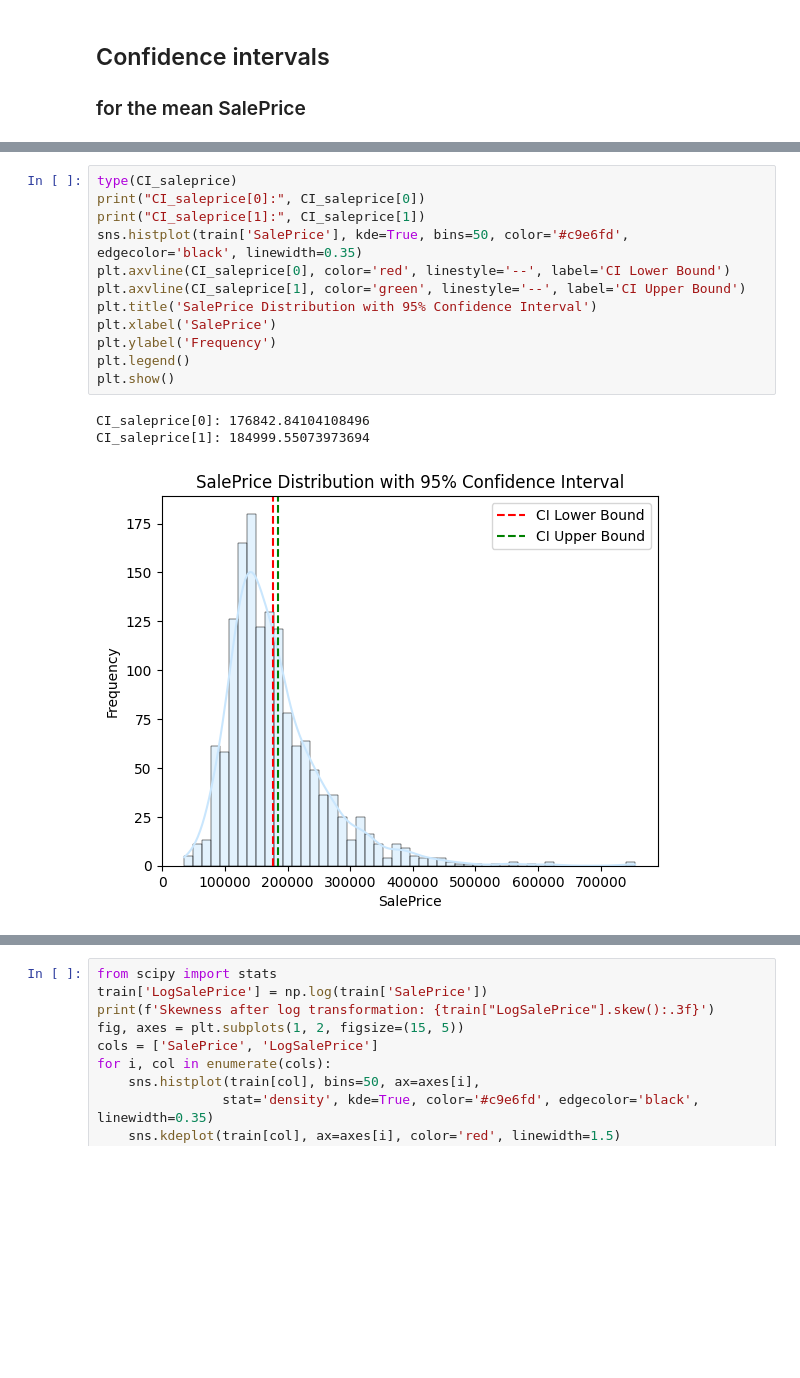
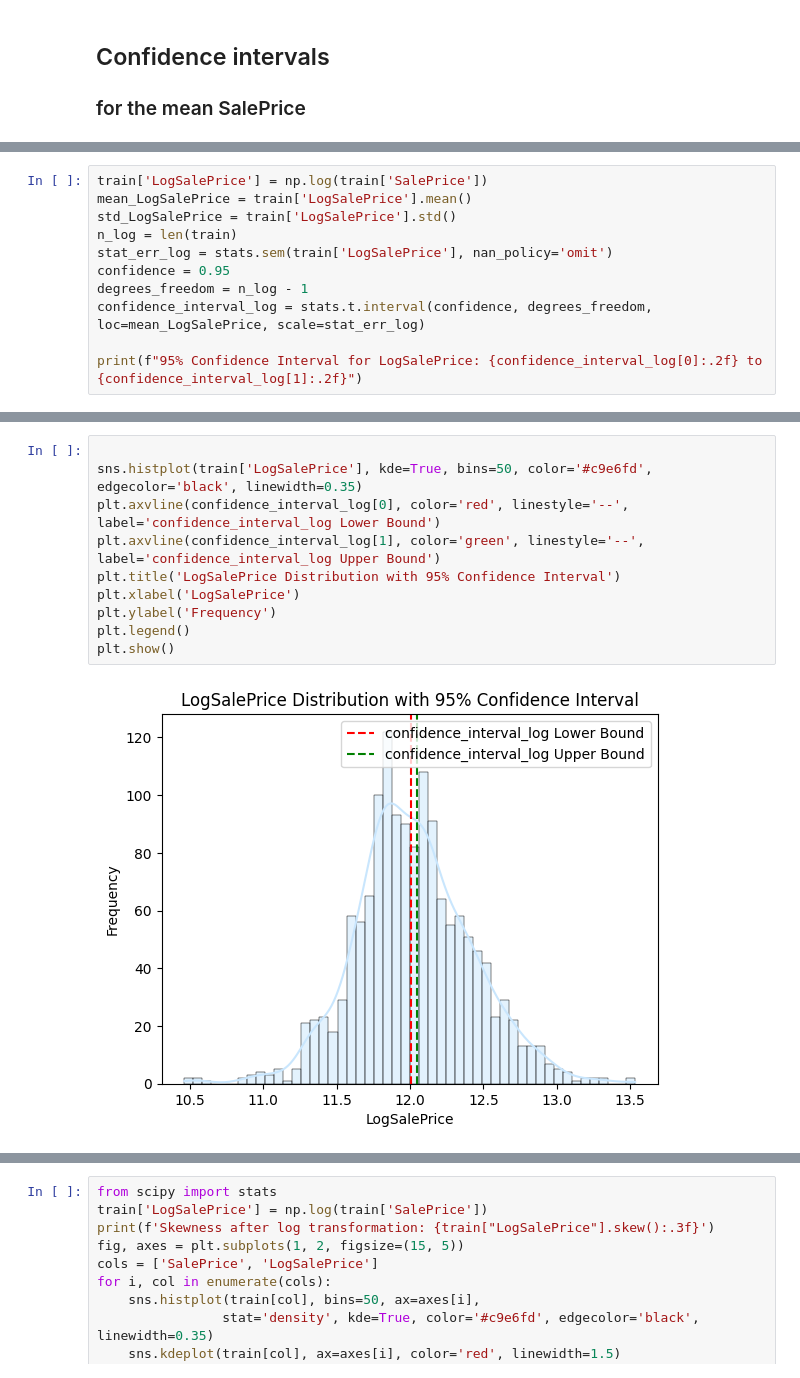
Before and after one commit to Kirill-101/CStat2026_project, a Jupyter notebook: project_STUDENTID.ipynb, the cells around one changed output, grey strips where cells are left out. Drawn from its saved outputs; the diff is of its cells as text; blank space fills up the shorter version.

Commit message:
Ajout de part 1 confidence intervals

```diff
--- a/project_STUDENTID.ipynb
+++ b/project_STUDENTID.ipynb
@@ -352,0 +350,11 @@ print(f" 95% Confidence Interval for SalePrice: {CI_saleprice}")
+# %%
+train['LogSalePrice'] = np.log(train['SalePrice'])
+mean_LogSalePrice = train['LogSalePrice'].mean()
+std_LogSalePrice = train['LogSalePrice'].std()
+n_log = len(train)
+stat_err_log = stats.sem(train['LogSalePrice'], nan_policy='omit')
+confidence = 0.95
+degrees_freedom = n_log - 1
+confidence_interval_log = stats.t.interval(confidence, degrees_freedom, loc=mean_LogSalePrice, scale=stat_err_log)
+
+print(f"95% Confidence Interval for LogSalePrice: {confidence_interval_log[0]:.2f} to {confidence_interval_log[1]:.2f}")
@@ -353,16 +369,12 @@ print(f" 95% Confidence Interval for SalePrice: {CI_saleprice}")
 # %%
-type(CI_saleprice)
-print("CI_saleprice[0]:", CI_saleprice[0])
-print("CI_saleprice[1]:", CI_saleprice[1])
-sns.histplot(train['SalePrice'], kde=True, bins=50, color='#c9e6fd', edgecolor='black', linewidth=0.35)
-plt.axvline(CI_saleprice[0], color='red', linestyle='--', label='CI Lower Bound')
-plt.axvline(CI_saleprice[1], color='green', linestyle='--', label='CI Upper Bound')
-plt.title('SalePrice Distribution with 95% Confidence Interval')
-plt.xlabel('SalePrice')
+
+sns.histplot(train['LogSalePrice'], kde=True, bins=50, color='#c9e6fd', edgecolor='black', linewidth=0.35)
+plt.axvline(confidence_interval_log[0], color='red', linestyle='--', label='confidence_interval_log Lower Bound')
+plt.axvline(confidence_interval_log[1], color='green', linestyle='--', label='confidence_interval_log Upper Bound')
+plt.title('LogSalePrice Distribution with 95% Confidence Interval')
+plt.xlabel('LogSalePrice')
 plt.ylabel('Frequency')
 plt.legend()
 plt.show()
 # %% [output]
-CI_saleprice[0]: 176842.84104108496
-CI_saleprice[1]: 184999.55073973694
-[figure, old version]
+[figure, new version]
```
Also changed, not shown: parts of 17 cells of this notebook.
